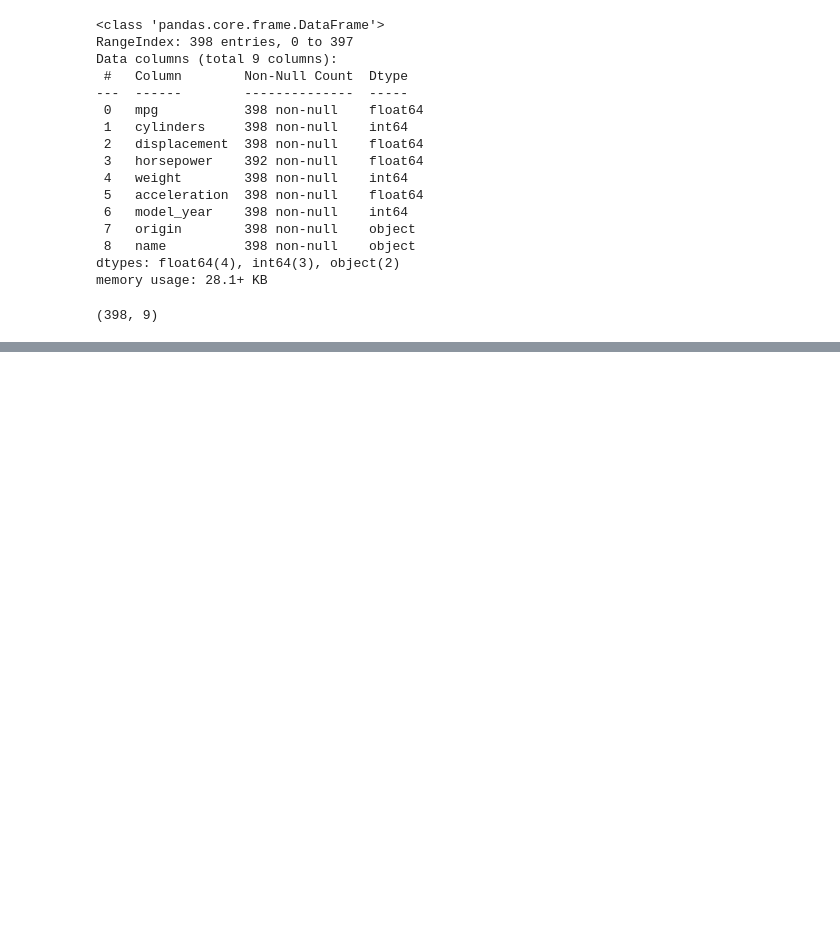
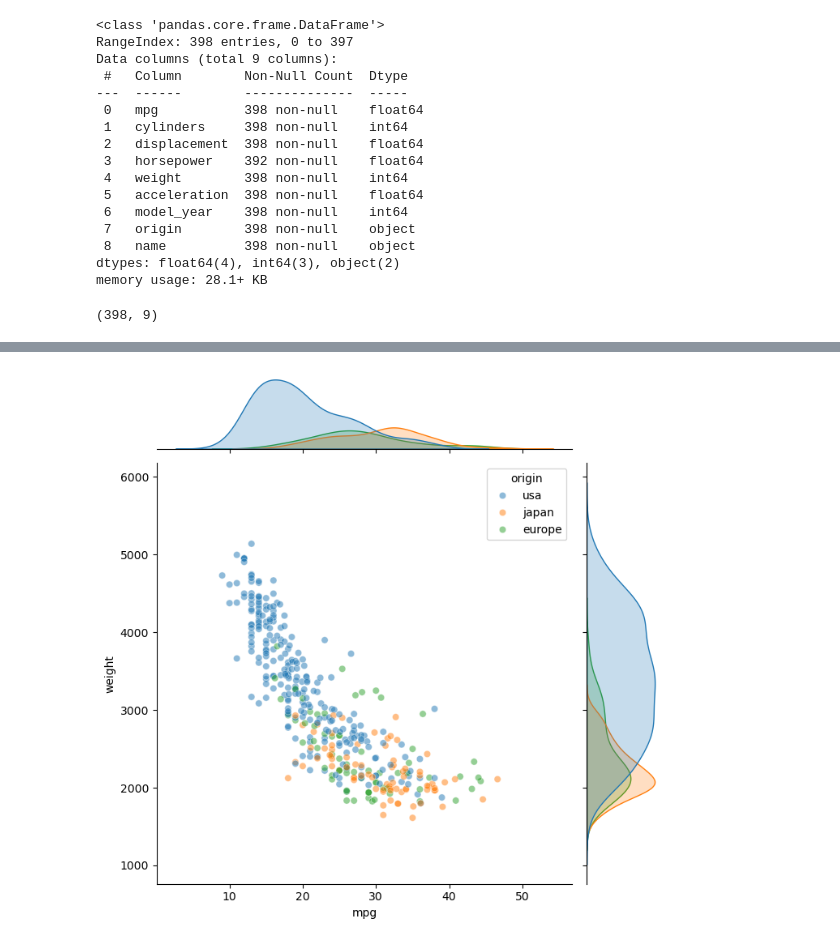
Before and after one commit to SamaMIS88/auto-mpg-seaborn-eda, a Jupyter notebook: notebooks/distributions.ipynb, the cells around one changed output, grey strips where cells are left out. Saved outputs shown, nothing was run; the diff lists cells and outputs as text; code cells hidden in the pictures; blank space fills up the shorter version.

```diff
--- a/notebooks/distributions.ipynb
+++ b/notebooks/distributions.ipynb
@@ -40,0 +64,4 @@ df.shape
+# %%
+g=sns.jointplot(data=df, x='mpg', y='weight', hue='origin', kind='scatter', alpha=0.5 , height=7)
+# %% [output]
+[figure, added]
```
Also changed, not shown: parts of 5 cells of this notebook.
